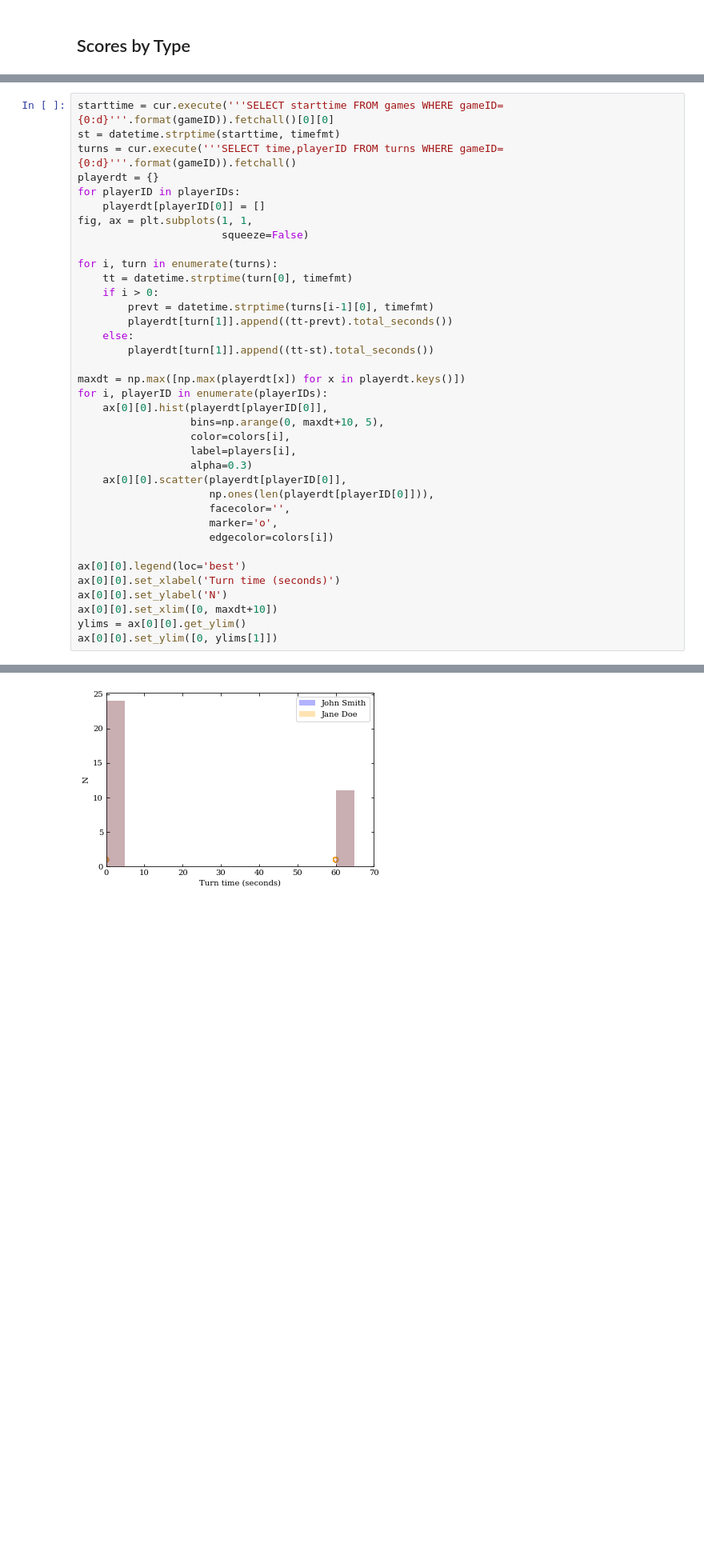
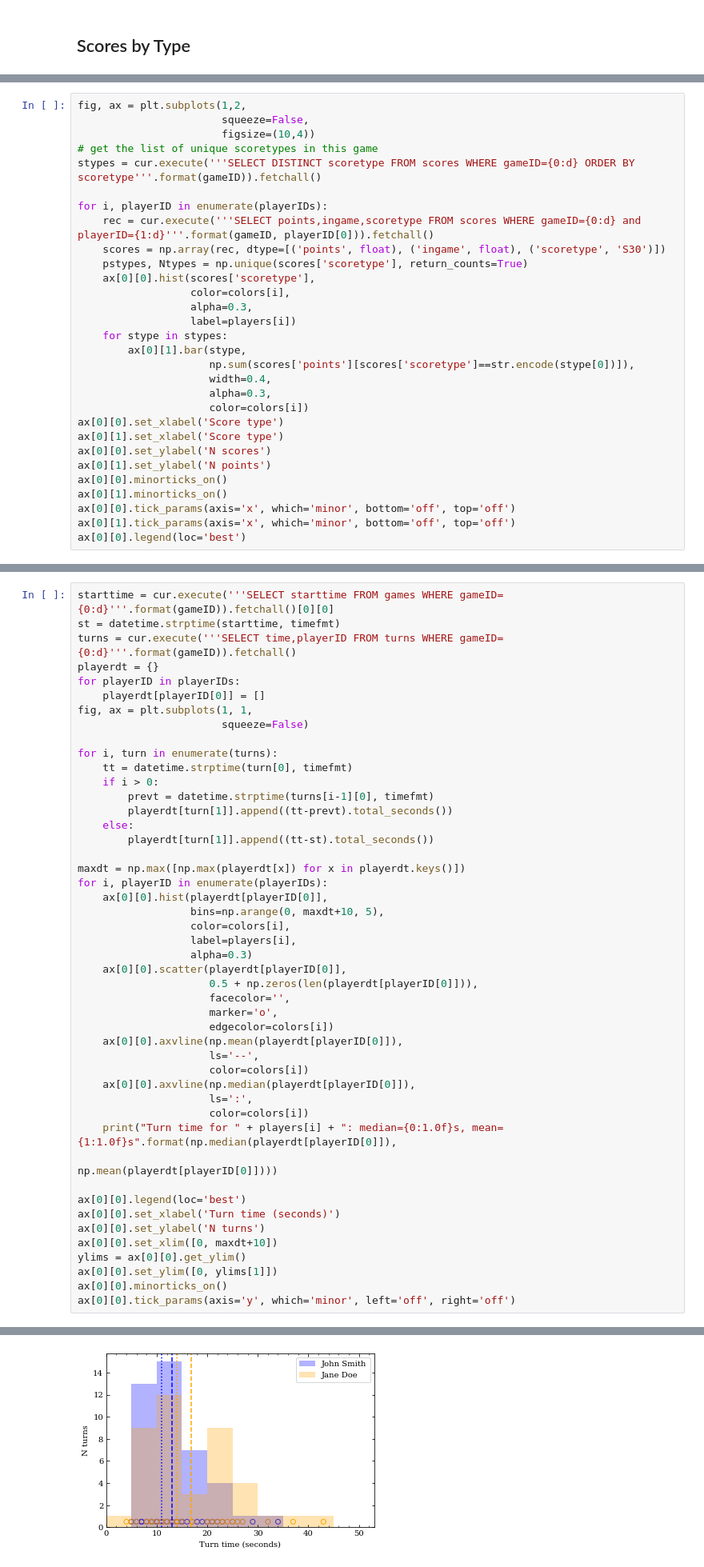
Before and after one commit to privong/CarcassonneScore, a Jupyter notebook: analysis/SampleAnalysis-SingleGame.ipynb, the cells around one changed output, grey strips where cells are left out. Shown at 80% size. Saved outputs shown, nothing was run; the diff lists cells and outputs as text; blank space fills up the shorter version.

Commit message:
various analysis example updates - new sample game with seconds in timestamps - several new analysis plots

```diff
--- a/analysis/SampleAnalysis-SingleGame.ipynb
+++ b/analysis/SampleAnalysis-SingleGame.ipynb
@@ -139,0 +142,30 @@ ax[0][0].legend(loc='best')
+# %%
+fig, ax = plt.subplots(1,2,
+                       squeeze=False,
+                       figsize=(10,4))
+# get the list of unique scoretypes in this game
+stypes = cur.execute('''SELECT DISTINCT scoretype FROM scores WHERE gameID={0:d} ORDER BY scoretype'''.format(gameID)).fetchall()
+
+for i, playerID in enumerate(playerIDs):
+    rec = cur.execute('''SELECT points,ingame,scoretype FROM scores WHERE gameID={0:d} and playerID={1:d}'''.format(gameID, playerID[0])).fetchall()
+    scores = np.array(rec, dtype=[('points', float), ('ingame', float), ('scoretype', 'S30')])
+    pstypes, Ntypes = np.unique(scores['scoretype'], return_counts=True)
+    ax[0][0].hist(scores['scoretype'],
+                  color=colors[i],
+                  alpha=0.3,
+                  label=players[i])
+    for stype in stypes:
+        ax[0][1].bar(stype,
+                     np.sum(scores['points'][scores['scoretype']==str.encode(stype[0])]),
+                     width=0.4,
+                     alpha=0.3,
+                     color=colors[i])
+ax[0][0].set_xlabel('Score type')
+ax[0][1].set_xlabel('Score type')
+ax[0][0].set_ylabel('N scores')
+ax[0][1].set_ylabel('N points')
+ax[0][0].minorticks_on()
+ax[0][1].minorticks_on()
+ax[0][0].tick_params(axis='x', which='minor', bottom='off', top='off')
+ax[0][1].tick_params(axis='x', which='minor', bottom='off', top='off')
+ax[0][0].legend(loc='best')
@@ -169,15 +200,25 @@ for i, playerID in enumerate(playerIDs):
                   label=players[i],
                   alpha=0.3)
     ax[0][0].scatter(playerdt[playerID[0]],
-                     np.ones(len(playerdt[playerID[0]])),
+                     0.5 + np.zeros(len(playerdt[playerID[0]])),
                      facecolor='',
                      marker='o',
                      edgecolor=colors[i])
+    ax[0][0].axvline(np.mean(playerdt[playerID[0]]),
+                     ls='--',
+                     color=colors[i])
+    ax[0][0].axvline(np.median(playerdt[playerID[0]]),
+                     ls=':',
+                     color=colors[i])
+    print("Turn time for " + players[i] + ": median={0:1.0f}s, mean={1:1.0f}s".format(np.median(playerdt[playerID[0]]),
+                                                                                    np.mean(playerdt[playerID[0]])))
 
 ax[0][0].legend(loc='best')
 ax[0][0].set_xlabel('Turn time (seconds)')
-ax[0][0].set_ylabel('N')
+ax[0][0].set_ylabel('N turns')
 ax[0][0].set_xlim([0, maxdt+10])
 ylims = ax[0][0].get_ylim()
 ax[0][0].set_ylim([0, ylims[1]])
+ax[0][0].minorticks_on()
+ax[0][0].tick_params(axis='y', which='minor', left='off', right='off')
 # %% [output]
@@ -185,4 +227,4 @@ ax[0][0].set_ylim([0, ylims[1]])
-[figure, old version]
+[figure, new version]
 # %% [markdown]
 ## Closing
 
```
Also changed, not shown: parts of 10 cells of this notebook, 1 other file.
